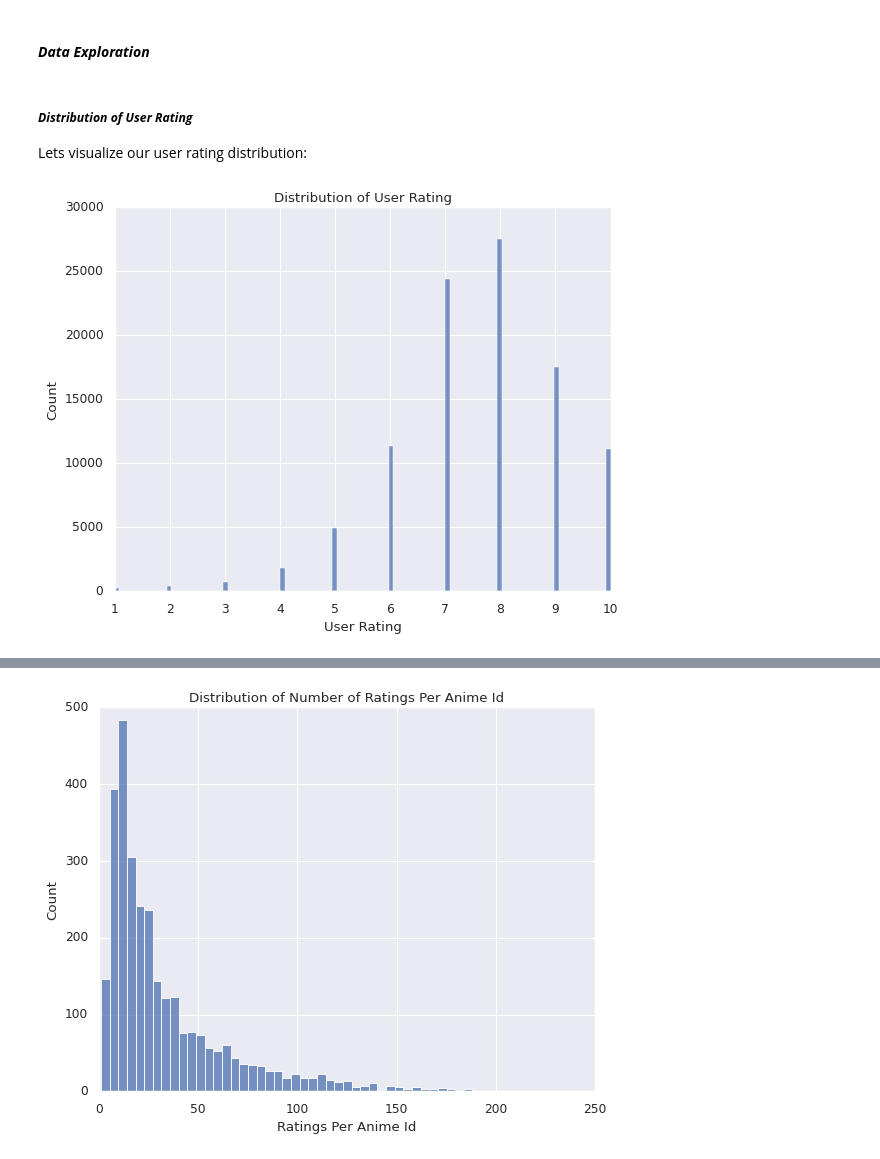
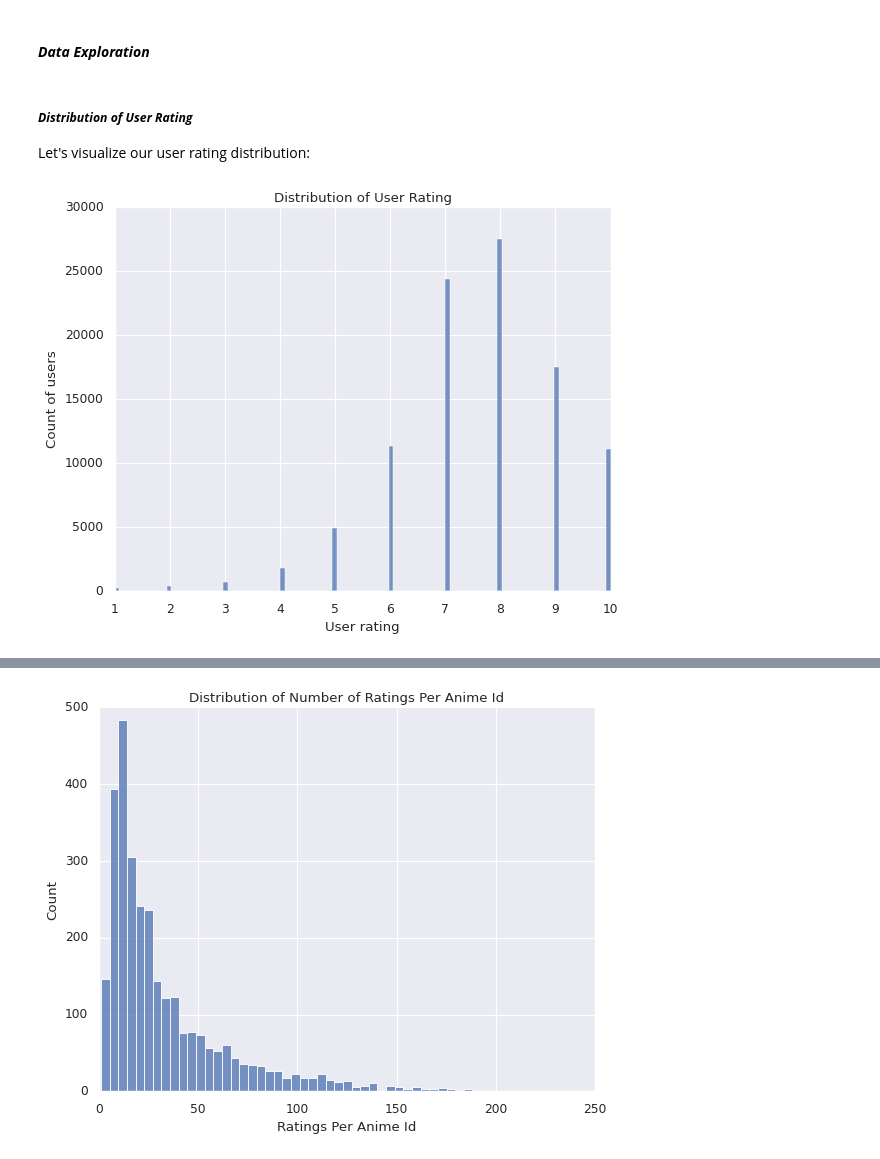
Before and after one commit to leorrose/AnimeRS, a Jupyter notebook: research_notebook.ipynb, the cells around one changed output, grey strips where cells are left out. Saved outputs shown, nothing was run; the diff lists cells and outputs as text; code cells hidden in the pictures.

```diff
--- a/research_notebook.ipynb
+++ b/research_notebook.ipynb
@@ -254,13 +254,13 @@ data_df.head()
 #### ***Data Exploration***
 # %% [markdown]
 ##### ***Distribution of User Rating***
-Lets visualize our user rating distribution:
+Let's visualize our user rating distribution:
 # %%
 sns.histplot(data_df, x="rating_x")
-plt.xlabel("User Rating")
-plt.ylabel("Count")
+plt.xlabel("User rating")
+plt.ylabel("Count of users")
 plt.title("Distribution of User Rating")
 plt.show()
 # %% [output]
-[figure, old version]
+[figure, new version]
 # %% [markdown]
```
Also changed, not shown: parts of 164 cells of this notebook.
